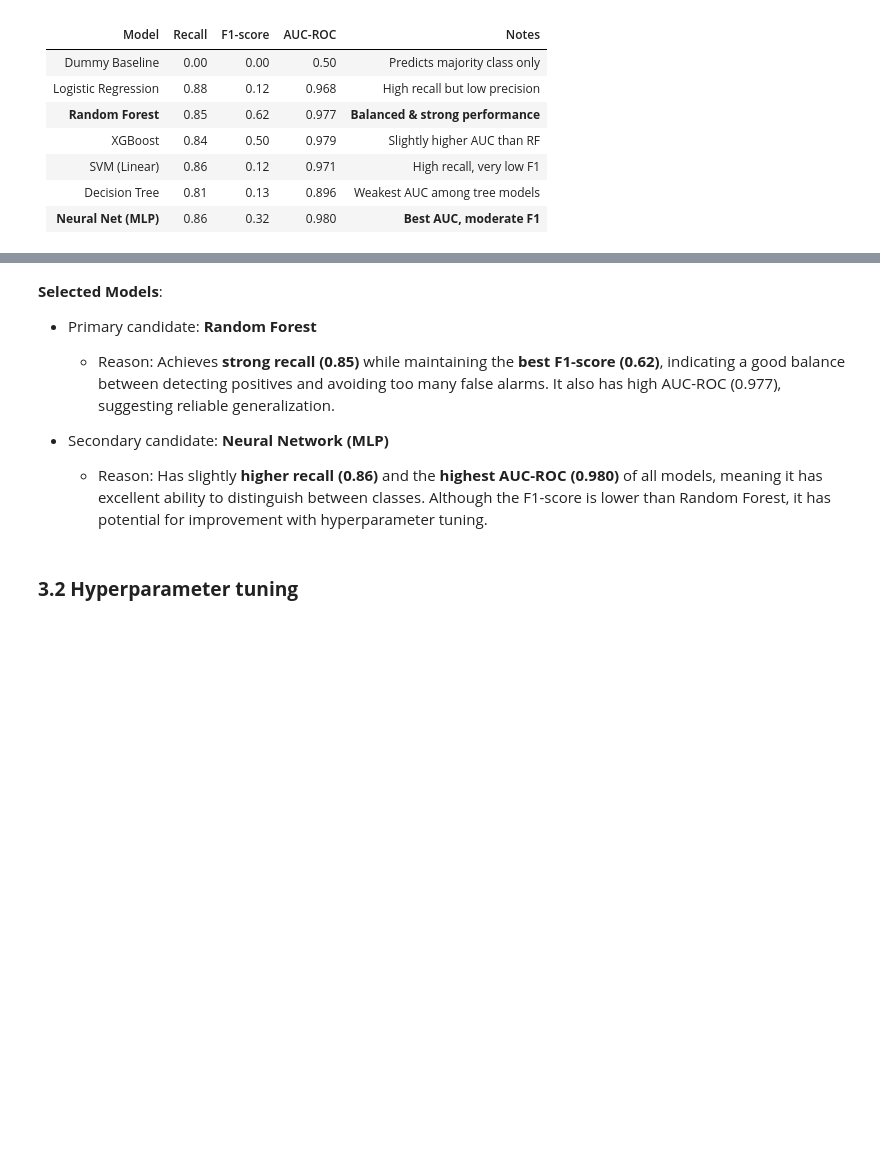
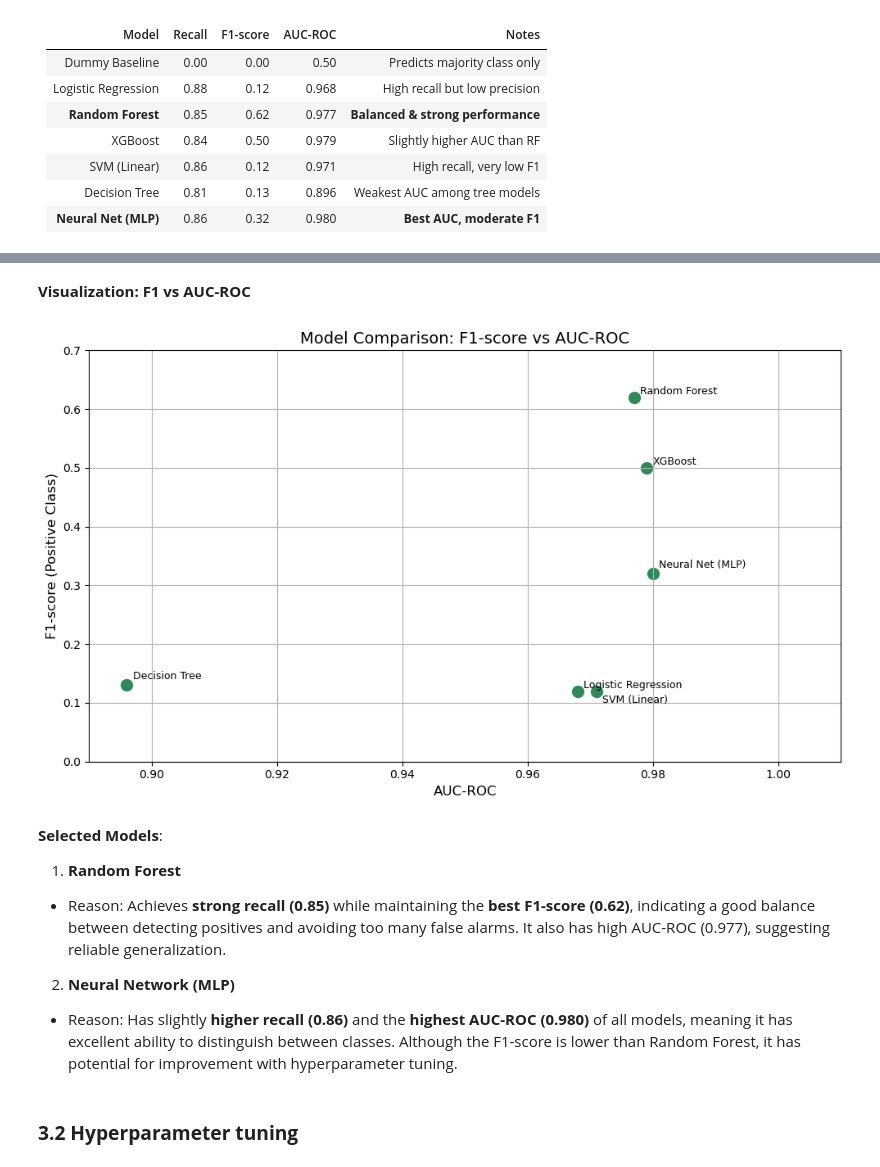
Before and after one commit to Geethika2506/Machine-Learning-final-project, a Jupyter notebook: Final_project.ipynb, the cells around one changed output, grey strips where cells are left out. Saved outputs shown, nothing was run; the diff lists cells and outputs as text; code cells hidden in the pictures; blank space fills up the shorter version.

```diff
--- a/Final_project.ipynb
+++ b/Final_project.ipynb
@@ -775,9 +814,41 @@ The table compares the previous performance of all trained models using **key me
+# %% [markdown]
+**Visualization: F1 vs AUC-ROC**
+# %%
+import matplotlib.pyplot as plt
+
+# Model performance data (excluding Dummy)
+model_names = [
+    "Logistic Regression", "Random Forest", "XGBoost",
+    "SVM (Linear)", "Decision Tree", "Neural Net (MLP)"
+]
+f1_scores = [0.12, 0.62, 0.50, 0.12, 0.13, 0.32]
+aucs = [0.968, 0.977, 0.979, 0.971, 0.896, 0.98]
+
+# 小偏移量，错开标签
+offsets = [0.005, 0.005, 0.005, -0.02, 0.01, 0.01]
+
+plt.figure(figsize=(10, 6))
+plt.scatter(aucs, f1_scores, color='seagreen', s=100)
+
+for i, name in enumerate(model_names):
+    plt.text(aucs[i] + 0.001, f1_scores[i] + offsets[i], name, fontsize=9)
+
+plt.title("Model Comparison: F1-score vs AUC-ROC", fontsize=14)
+plt.xlabel("AUC-ROC", fontsize=12)
+plt.ylabel("F1-score (Positive Class)", fontsize=12)
+plt.grid(True)
+plt.xlim(0.89, 1.01)
+plt.ylim(0, 0.7)
+plt.tight_layout()
+plt.show()
+# %% [output]
+[figure, added]
 # %% [markdown]
 **Selected Models**:
-- Primary candidate: **Random Forest**
+1. **Random Forest**
   - Reason: Achieves **strong recall (0.85)** while maintaining the **best F1-score (0.62)**, indicating a good balance between detecting positives and avoiding too many false alarms. It also has high AUC-ROC (0.977), suggesting reliable generalization.
 
-- Secondary candidate: **Neural Network (MLP)**
+2. **Neural Network (MLP)**
   - Reason: Has slightly **higher recall (0.86)** and the **highest AUC-ROC (0.980)** of all models, meaning it has excellent ability to distinguish between classes. Although the F1-score is lower than Random Forest, it has potential for improvement with hyperparameter tuning.
 # %% [markdown]
 ### **3.2 Hyperparameter tuning**
```
Also changed, not shown: parts of 15 cells of this notebook.
